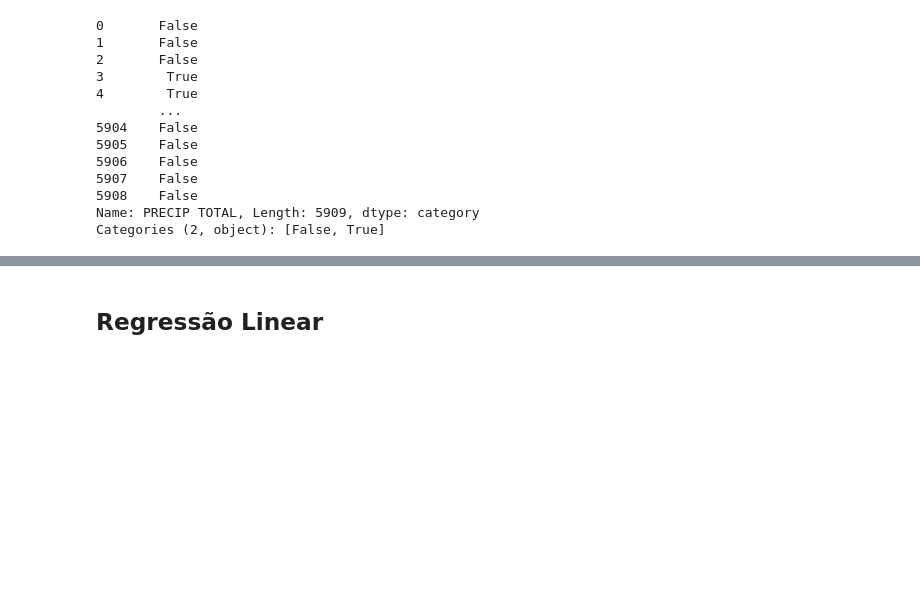
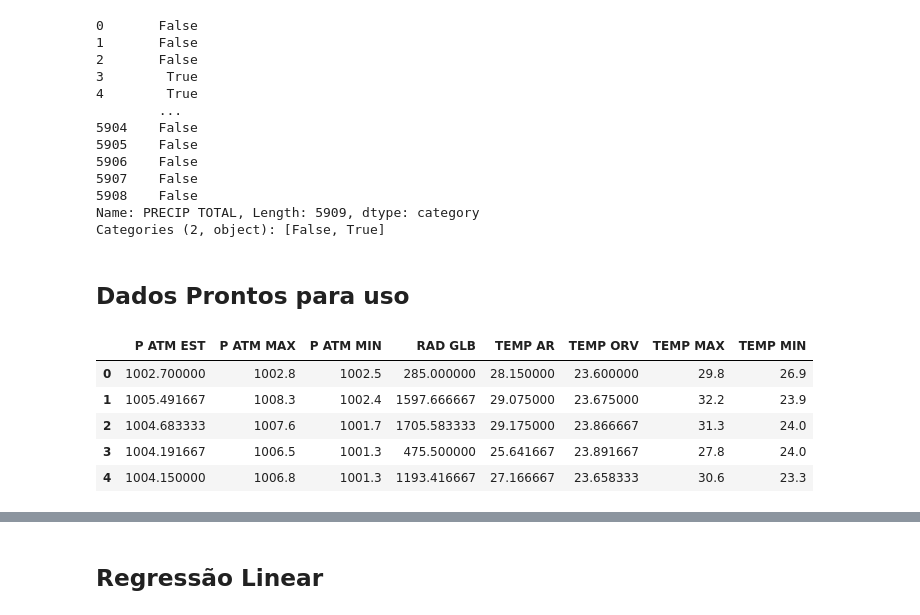
Before and after one commit to AbnerNeves/Estacao_Metereologica, a Jupyter notebook: previsao_tempo.ipynb, the cells around one changed output, grey strips where cells are left out. Saved outputs shown, nothing was run; the diff lists cells and outputs as text; code cells hidden in the pictures; blank space fills up the shorter version.

```diff
--- a/previsao_tempo.ipynb
+++ b/previsao_tempo.ipynb
@@ -310,3 +314,16 @@ target
 5908    False
 Name: PRECIP TOTAL, Length: 5909, dtype: category
 Categories (2, object): [False, True]
+# %%
+df_diario.drop(["PRECIP TOTAL", "ano", 'mes', 'dia'], inplace = True, axis = 1)
+# %% [markdown]
+## Dados Prontos para uso
+# %%
+df_diario.head()
+# %% [output]
+|  | P ATM EST | P ATM MAX | P ATM MIN | RAD GLB | TEMP AR | TEMP ORV | TEMP MAX | TEMP MIN |
+| 0 | 1002.700000 | 1002.8 | 1002.5 | 285.000000 | 28.150000 | 23.600000 | 29.8 | 26.9 |
+| 1 | 1005.491667 | 1008.3 | 1002.4 | 1597.666667 | 29.075000 | 23.675000 | 32.2 | 23.9 |
+| 2 | 1004.683333 | 1007.6 | 1001.7 | 1705.583333 | 29.175000 | 23.866667 | 31.3 | 24.0 |
+| 3 | 1004.191667 | 1006.5 | 1001.3 | 475.500000 | 25.641667 | 23.891667 | 27.8 | 24.0 |
+| 4 | 1004.150000 | 1006.8 | 1001.3 | 1193.416667 | 27.166667 | 23.658333 | 30.6 | 23.3 |
```
Also changed, not shown: parts of 34 cells of this notebook.
